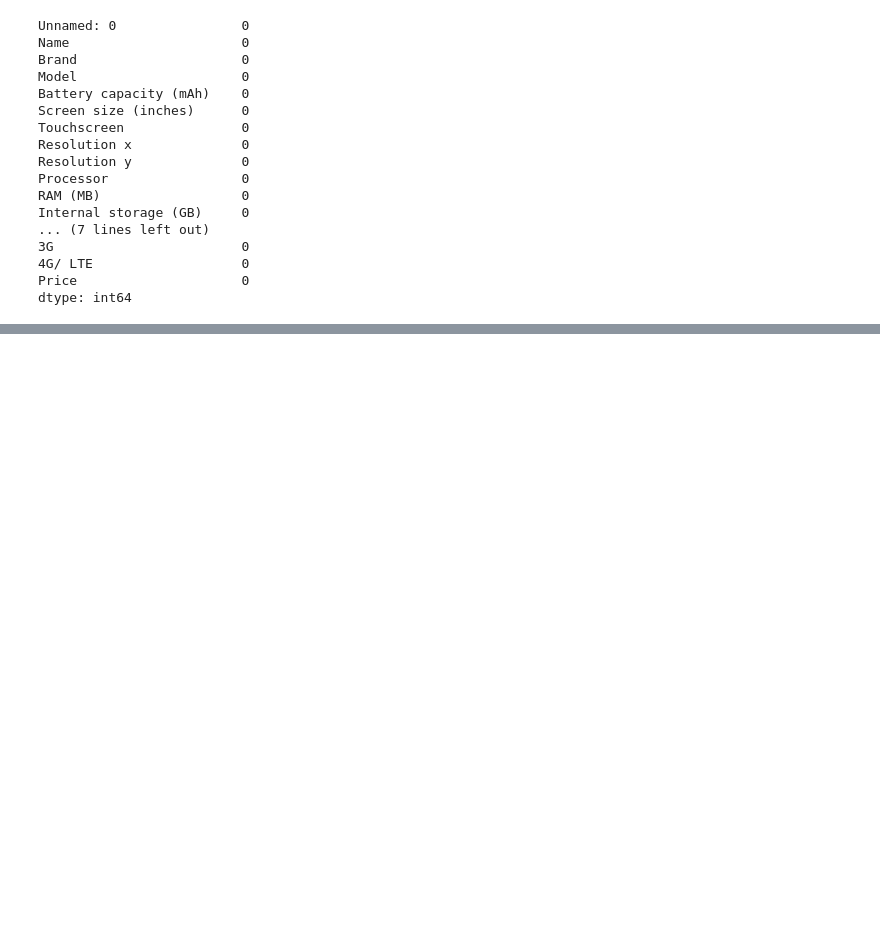
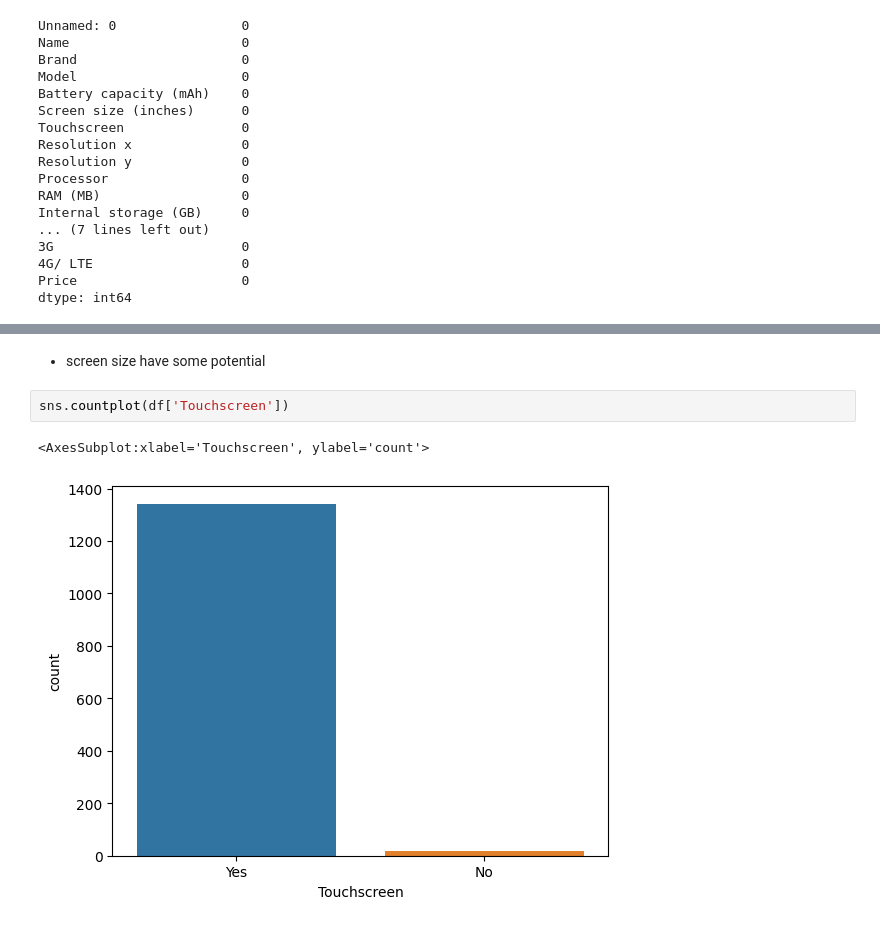
Before and after one commit to AtiChetsurakul/codealongcsfordsaiAti, a Jupyter notebook: Lectures/02-Data Science/code-along/ati-Pd-asgnWORKSHOP.ipynb, the cells around one changed output, grey strips where cells are left out. Saved outputs shown, nothing was run; the diff lists cells and outputs as text; blank space fills up the shorter version.

```diff
--- a/Lectures/02-Data Science/code-along/ati-Pd-asgnWORKSHOP.ipynb
+++ b/Lectures/02-Data Science/code-along/ati-Pd-asgnWORKSHOP.ipynb
@@ -78,0 +106,7 @@ dtype: int64
+# %% [markdown]
+- screen size have some potential
+# %%
+sns.countplot(df['Touchscreen'])
+# %% [output]
+<AxesSubplot:xlabel='Touchscreen', ylabel='count'>
+[figure, added]
```
Also changed, not shown: parts of 60 cells of this notebook.
